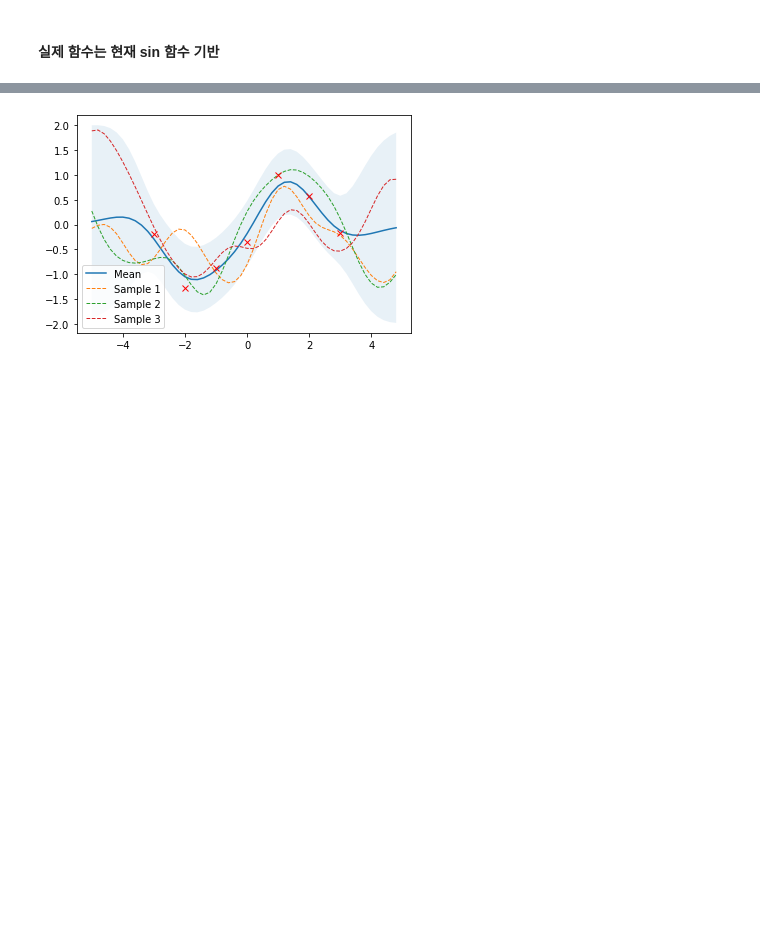
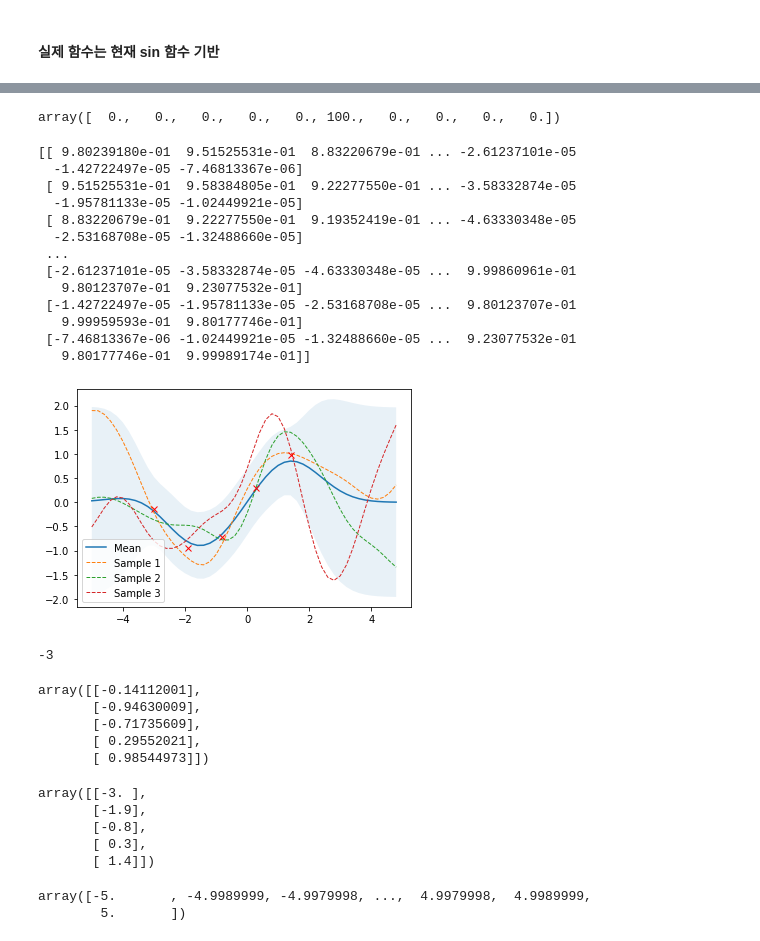
Before and after one commit to kkh8676/opt_functions, a Jupyter notebook: exp_result/effect_hyperparameter_of_GP.ipynb, the cells around one changed output, grey strips where cells are left out. Drawn from its saved outputs; the diff is of its cells as text; code cells hidden in the pictures; blank space fills up the shorter version.

```diff
--- a/exp_result/effect_hyperparameter_of_GP.ipynb
+++ b/exp_result/effect_hyperparameter_of_GP.ipynb
@@ -6,10 +6,10 @@ from sklearn.gaussian_process import GaussianProcessRegressor
 from sklearn.gaussian_process.kernels import ConstantKernel, RBF
 # %%
 rbf = ConstantKernel(1.0) * RBF(length_scale=1.0)
-jitter = 1e-6
+jitter = 1e-8
 gpr = GaussianProcessRegressor(kernel=rbf, alpha=jitter)
 # %% [markdown]
 #### 실제 함수는 현재 sin 함수 기반
 # %%
-X_train = np.arange(-3,4,1).reshape(-1,1)
-Y_train = np.sin(X_train) + jitter * np.random.randn(*X_train.shape)
+X_train = np.arange(-5,5,2.5).reshape(-1,1)
+Y_train = np.sin(X_train) + jitter
@@ -129,14 +170,56 @@ plot_gp(mu_s, cov_s, X, X_train=X_train, Y_train=Y_train, samples=samples)
+# %%
+def delta_func(x):
+    return np.greater(x , -0.1) * np.less(x, 0.1) * (-3)
+# %%
+signal.unit_impulse(10,'mid') * 100
+# %% [output]
+array([  0.,   0.,   0.,   0.,   0., 100.,   0.,   0.,   0.,   0.])
 # %%
 noise = 0.4
 
 # Noisy training data
-X_train = np.arange(-3, 4, 1).reshape(-1, 1)
-Y_train = np.sin(X_train) + noise * np.random.randn(*X_train.shape)
+X_train = np.arange(-3, 2, 1.1).reshape(-1, 1)
+Y_train = np.sin(X_train) + delta_func(X_train)
+#+ noise * np.random.randn(*X_train.shape)
 
 # Compute mean and covariance of the posterior predictive distribution
 mu_s, cov_s = posterior_predictive(X, X_train, Y_train, sigma_y=noise)
+print(cov_s)
 
 samples = np.random.multivariate_normal(mu_s.ravel(), cov_s, 3)
 plot_gp(mu_s, cov_s, X, X_train=X_train, Y_train=Y_train, samples=samples)
 # %% [output]
+[[ 9.80239180e-01  9.51525531e-01  8.83220679e-01 ... -2.61237101e-05
+  -1.42722497e-05 -7.46813367e-06]
+ [ 9.51525531e-01  9.58384805e-01  9.22277550e-01 ... -3.58332874e-05
+  -1.95781133e-05 -1.02449921e-05]
+ [ 8.83220679e-01  9.22277550e-01  9.19352419e-01 ... -4.63330348e-05
+  -2.53168708e-05 -1.32488660e-05]
+ ...
+ [-2.61237101e-05 -3.58332874e-05 -4.63330348e-05 ...  9.99860961e-01
+   9.80123707e-01  9.23077532e-01]
+ [-1.42722497e-05 -1.95781133e-05 -2.53168708e-05 ...  9.80123707e-01
+   9.99959593e-01  9.80177746e-01]
+ [-7.46813367e-06 -1.02449921e-05 -1.32488660e-05 ...  9.23077532e-01
+   9.80177746e-01  9.99989174e-01]]
-[figure, old version]
+[figure, new version]
+# %%
+delta_func(0)
+# %% [output]
+-3
+# %%
+Y_train
+# %% [output]
+array([[-0.14112001],
+       [-0.94630009],
+       [-0.71735609],
+       [ 0.29552021],
+       [ 0.98544973]])
+# %%
+X_train
+# %% [output]
+array([[-3. ],
+       [-1.9],
+       [-0.8],
+       [ 0.3],
+       [ 1.4]])
@@ -142,0 +229,5 @@ plot_gp(mu_s, cov_s, X, X_train=X_train, Y_train=Y_train, samples=samples)
+# %%
+X_true
+# %% [output]
+array([-5.       , -4.9989999, -4.9979998, ...,  4.9979998,  4.9989999,
+        5.       ])
```
Also changed, not shown: parts of 17 cells of this notebook.
